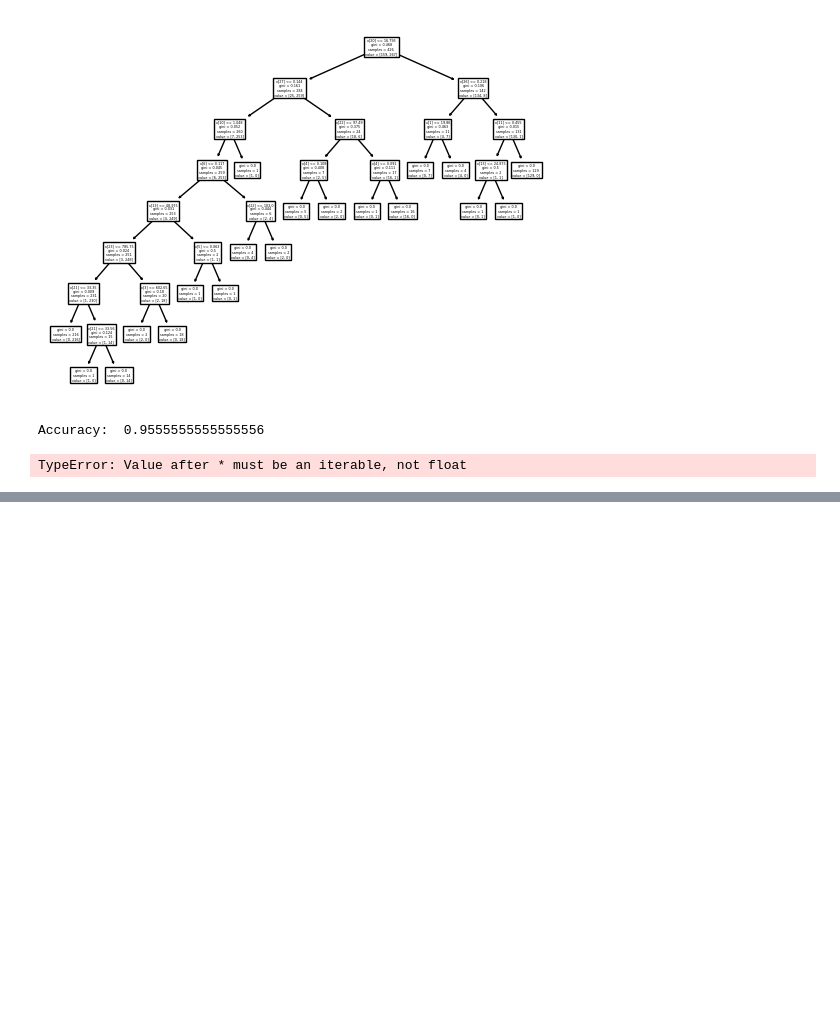
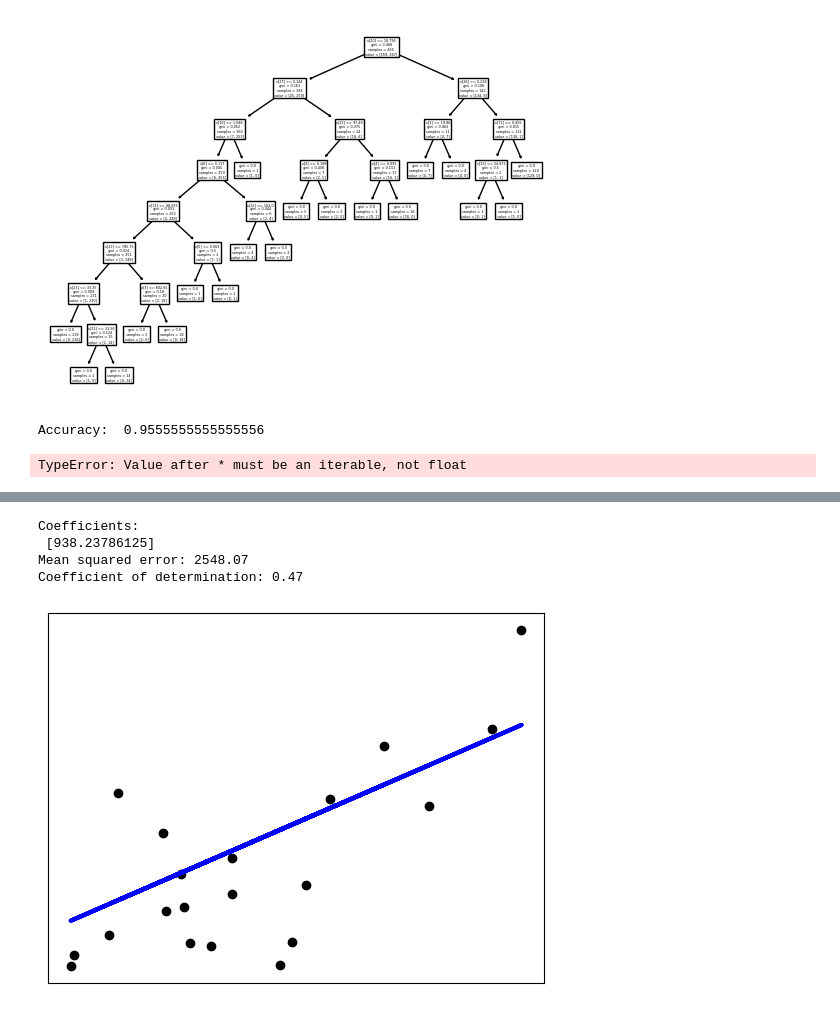
Before and after one commit to ARCHANA-MURALI/Data-science--machine-learning, a Jupyter notebook: Untitled.ipynb, the cells around one changed output, grey strips where cells are left out. Cells and saved outputs as stored; diff of their text form; code cells hidden in the pictures; blank space fills up the shorter version.

```diff
--- a/Untitled.ipynb
+++ b/Untitled.ipynb
@@ -807,0 +808,63 @@ mtp.show()
+# %%
+
+#import libraries
+import matplotlib.pyplot as plt
+import numpy as np
+from sklearn import datasets, linear_model
+from sklearn.metrics import mean_squared_error, r2_score
+
+
+
+# Load the diabetes dataset
+diabetes_X, diabetes_y = datasets.load_diabetes(return_X_y=True)
+
+
+
+# Use only one feature
+diabetes_X = diabetes_X[:, np.newaxis, 2]
+
+# Split the data into training/testing sets
+diabetes_X_train = diabetes_X[:-20]
+diabetes_X_test = diabetes_X[-20:]
+
+# Split the targets into training/testing sets
+diabetes_y_train = diabetes_y[:-20]
+diabetes_y_test = diabetes_y[-20:]
+
+
+
+# Create linear regression object
+regr = linear_model.LinearRegression()
+
+# Train the model using the training sets
+regr.fit(diabetes_X_train, diabetes_y_train)
+
+
+
+
+# Make predictions using the testing set
+diabetes_y_pred = regr.predict(diabetes_X_test)
+
+
+
+# The coefficients
+print('Coefficients: \n', regr.coef_)
+# The mean squared error
+print('Mean squared error: %.2f'
+      % mean_squared_error(diabetes_y_test, diabetes_y_pred))
+# The coefficient of determination: 1 is perfect prediction
+print('Coefficient of determination: %.2f'
+      % r2_score(diabetes_y_test, diabetes_y_pred))
+
+#Scatter Plot
+plt.scatter(diabetes_X_test, diabetes_y_test,  color='black')
+plt.plot(diabetes_X_test, diabetes_y_pred, color='blue', linewidth=3)
+plt.xticks(())
+plt.yticks(())
+plt.show()
+# %% [output]
+Coefficients:
+ [938.23786125]
+Mean squared error: 2548.07
+Coefficient of determination: 0.47
+[figure, added]
```
Also changed, not shown: parts of 2 cells of this notebook.
